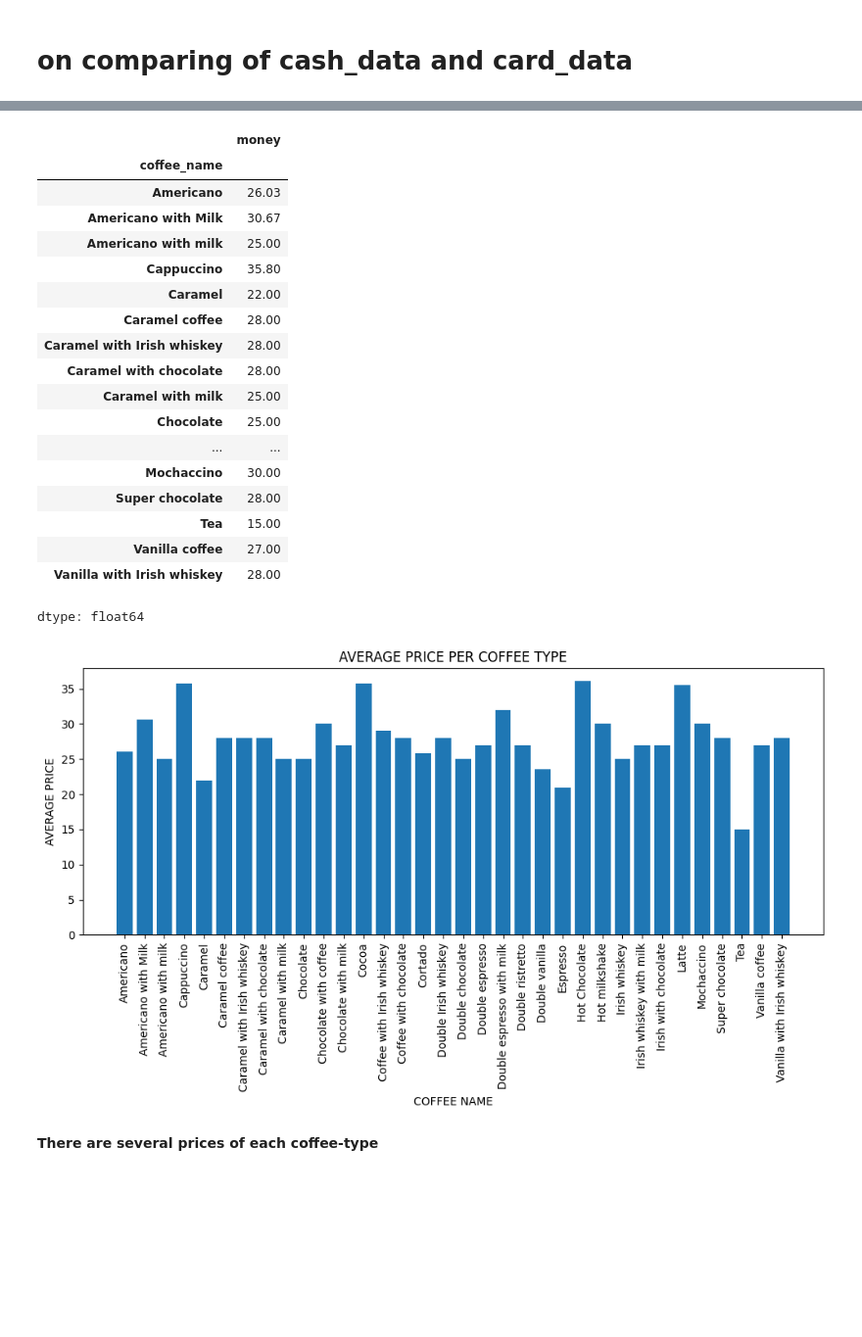
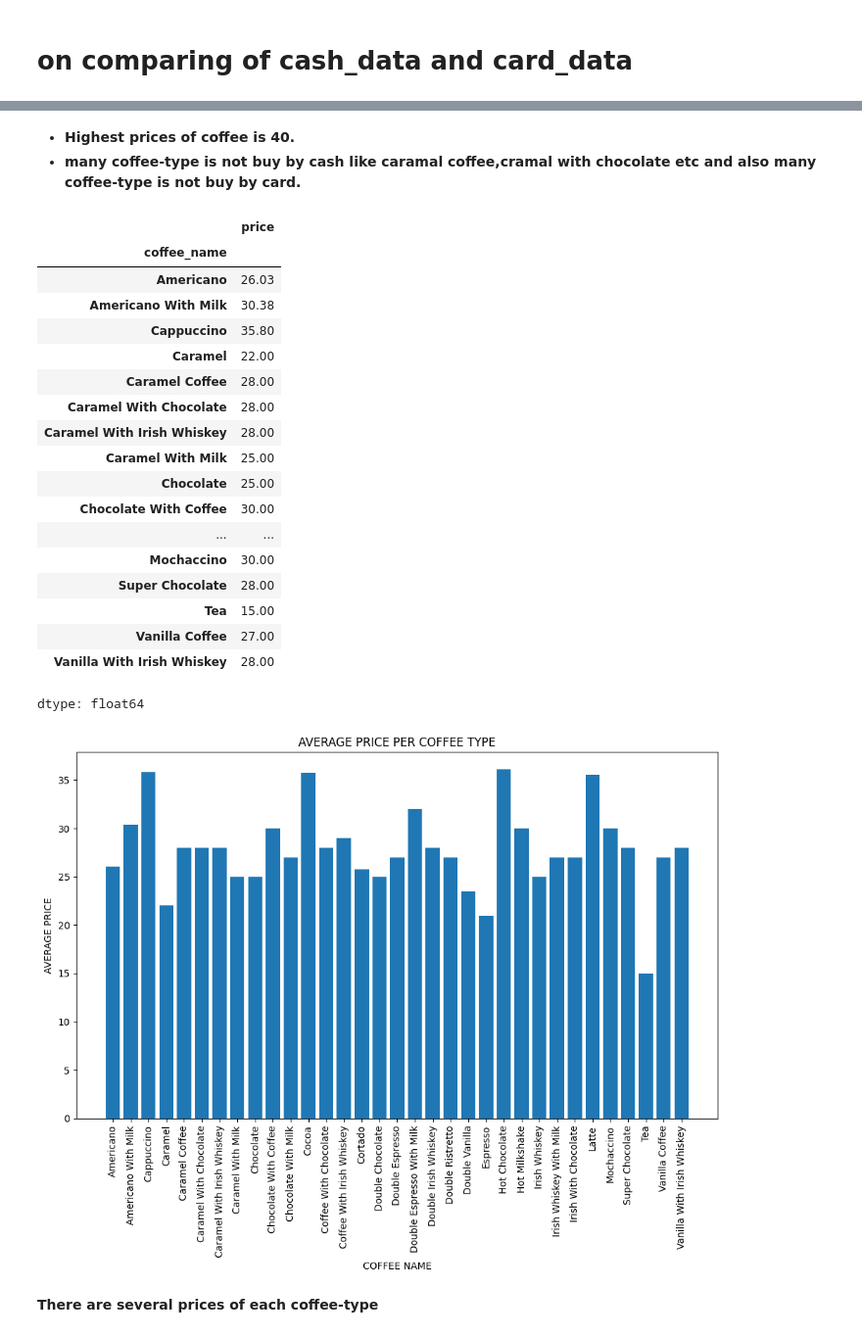
Before and after one commit to Imadittyaa/coffee-sales, a Jupyter notebook: coffee_sales.ipynb, the cells around one changed output, grey strips where cells are left out. Shown at 98% size. Drawn from its saved outputs; the diff is of its cells as text; code cells hidden in the pictures; blank space fills up the shorter version.

```diff
--- a/coffee_sales.ipynb
+++ b/coffee_sales.ipynb
@@ -51,8 +35,11 @@ data.head(n=21)
 | 20 | 3/3/2024 | 3/3/2024 11:33 | card | ANON-0000-0000-0016 | 28.9 | Cortado |
 # %% [markdown]
 # Some operations on data
+# %%
+data['coffee_name']=data['coffee_name'].str.title()
+data['cash_type']=data['cash_type'].str.lower()
 # %%
-data.rename(columns={'datetime':'time'},inplace=True)
+data.rename(columns={'datetime':'time','card':'card_N','money':'price'},inplace=True)
 data['time']=data['time'].str[-5:]
 # %%
 data['date']=pd.to_datetime(data['date'],errors='coerce')
@@ -193,37 +213,40 @@ TypeError: no numeric data to plot
+# %% [markdown]
+* **Highest prices of coffee is 40.**
+* **many coffee-type is not buy by cash like caramal coffee,cramal with chocolate etc and also many coffee-type is not buy by card.**
 # %%
-data.groupby('coffee_name')['money'].mean().round(decimals=2)
+data.groupby('coffee_name')['price'].mean().round(decimals=2)
 # %% [output]
-|  | money |
+|  | price |
 | coffee_name |  |
 | Americano | 26.03 |
-| Americano with Milk | 30.67 |
-| Americano with milk | 25.00 |
+| Americano With Milk | 30.38 |
 | Cappuccino | 35.80 |
 | Caramel | 22.00 |
-| Caramel coffee | 28.00 |
-| Caramel with Irish whiskey | 28.00 |
-| Caramel with chocolate | 28.00 |
-| Caramel with milk | 25.00 |
+| Caramel Coffee | 28.00 |
+| Caramel With Chocolate | 28.00 |
+| Caramel With Irish Whiskey | 28.00 |
+| Caramel With Milk | 25.00 |
 | Chocolate | 25.00 |
+| Chocolate With Coffee | 30.00 |
 | ... | ... |
 | Mochaccino | 30.00 |
-| Super chocolate | 28.00 |
+| Super Chocolate | 28.00 |
 | Tea | 15.00 |
-| Vanilla coffee | 27.00 |
-| Vanilla with Irish whiskey | 28.00 |
+| Vanilla Coffee | 27.00 |
+| Vanilla With Irish Whiskey | 28.00 |
 dtype: float64
 # %%
-plt.figure(figsize=(10,6))
-coffee_avg_price = data.groupby('coffee_name')['money'].mean().round(decimals=2)
+plt.figure(figsize=(10,8))
+coffee_avg_price = data.groupby('coffee_name')['price'].mean().round(decimals=2)
 plt.bar(coffee_avg_price.index, coffee_avg_price.values)
 plt.xlabel('COFFEE NAME')
 plt.ylabel('AVERAGE PRICE')
 plt.title('AVERAGE PRICE PER COFFEE TYPE')
 plt.xticks(rotation=90)
 plt.tight_layout()
 plt.show()
 # %% [output]
-[figure, old version]
+[figure, new version]
 # %% [markdown]
 **There are several prices of each coffee-type**
 # %% [markdown]
```
Also changed, not shown: parts of 27 cells of this notebook.
